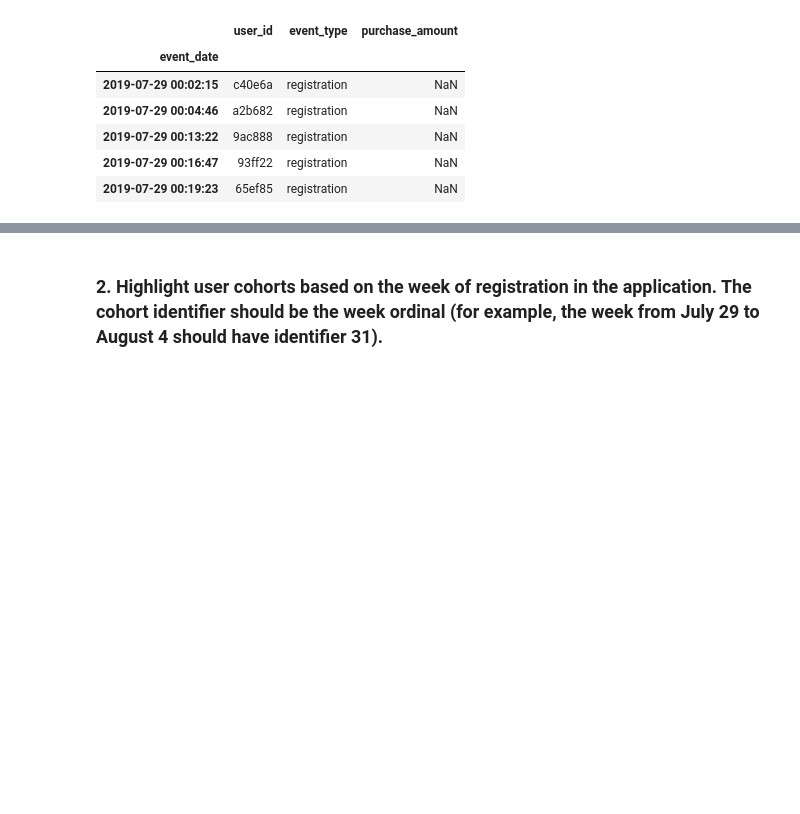
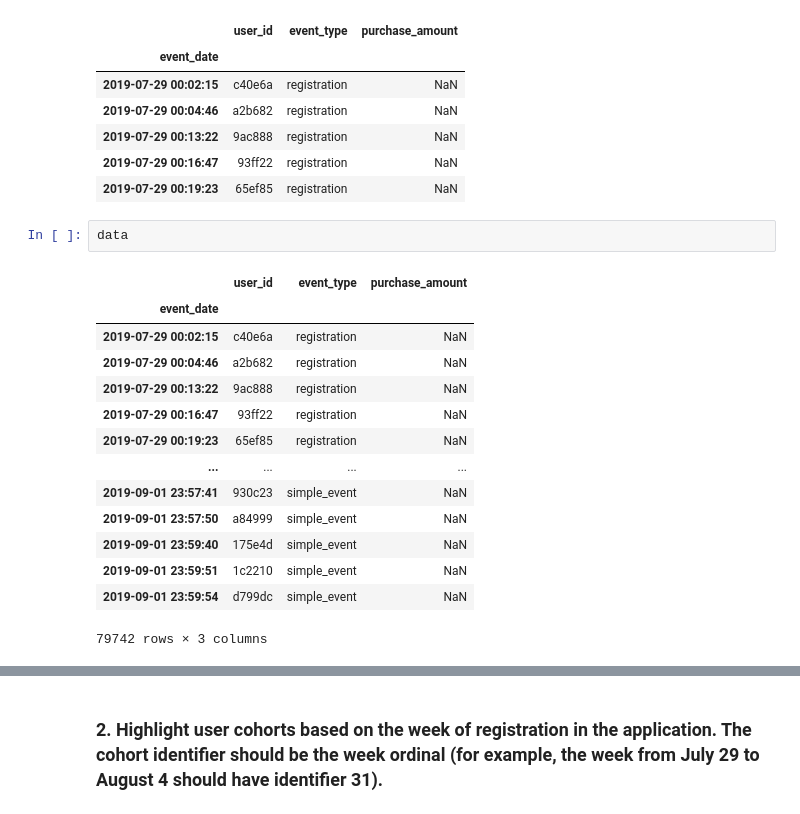
Before and after one commit to EderReisS/test_task_DS, a Jupyter notebook: Task 2/task2.ipynb, the cells around one changed output, grey strips where cells are left out. Drawn from its saved outputs; the diff is of its cells as text; blank space fills up the shorter version.

```diff
--- a/Task 2/task2.ipynb
+++ b/Task 2/task2.ipynb
@@ -26,6 +26,23 @@ data.head()
 | 2019-07-29 00:13:22 | 9ac888 | registration | NaN |
 | 2019-07-29 00:16:47 | 93ff22 | registration | NaN |
 | 2019-07-29 00:19:23 | 65ef85 | registration | NaN |
+# %%
+data
+# %% [output]
+|  | user_id | event_type | purchase_amount |
+| event_date |  |  |  |
+| 2019-07-29 00:02:15 | c40e6a | registration | NaN |
+| 2019-07-29 00:04:46 | a2b682 | registration | NaN |
+| 2019-07-29 00:13:22 | 9ac888 | registration | NaN |
+| 2019-07-29 00:16:47 | 93ff22 | registration | NaN |
+| 2019-07-29 00:19:23 | 65ef85 | registration | NaN |
+| ... | ... | ... | ... |
+| 2019-09-01 23:57:41 | 930c23 | simple_event | NaN |
+| 2019-09-01 23:57:50 | a84999 | simple_event | NaN |
+| 2019-09-01 23:59:40 | 175e4d | simple_event | NaN |
+| 2019-09-01 23:59:51 | 1c2210 | simple_event | NaN |
+| 2019-09-01 23:59:54 | d799dc | simple_event | NaN |
+79742 rows × 3 columns
 # %%
 data.info()
 # %% [output]
```
Also changed, not shown: parts of 45 cells of this notebook.
